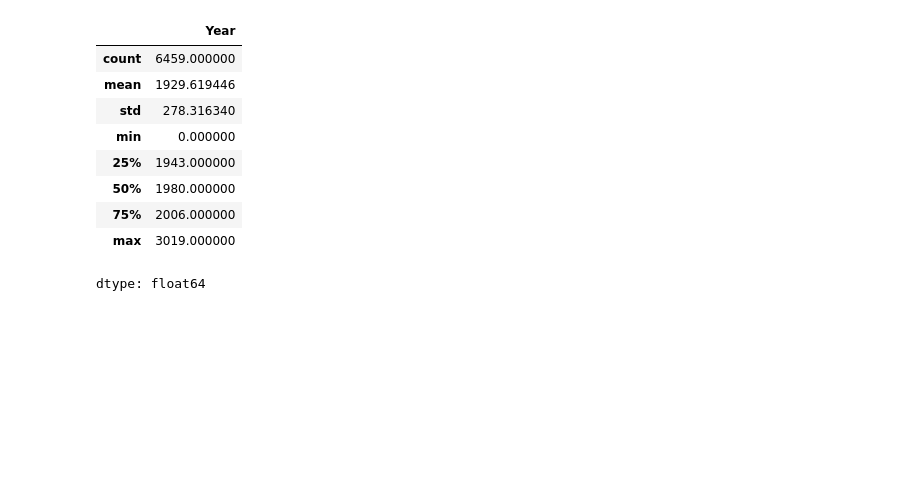
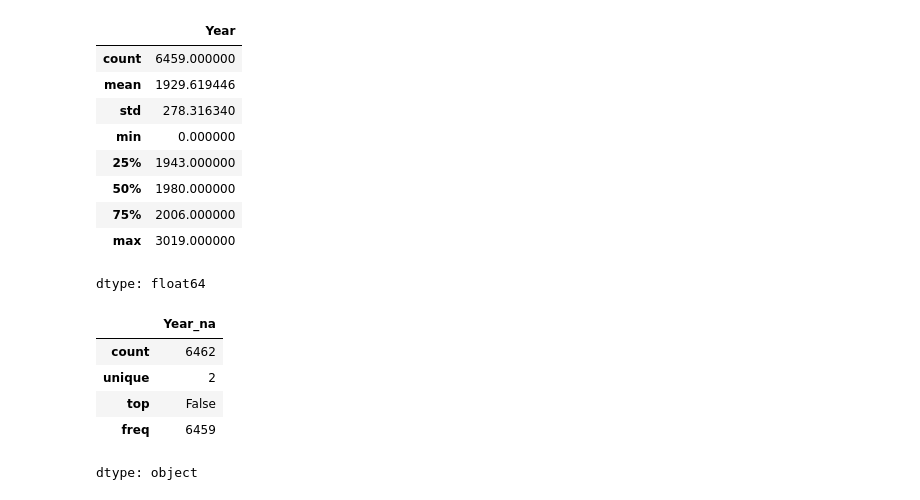
Before and after one commit to NickLarsonUVA/scratchpad, a Jupyter notebook: Inclass_1_20.ipynb, the cells around one changed output. Cells and saved outputs as stored; diff of their text form; code cells hidden in the pictures; blank space fills up the shorter version.

```diff
--- a/Inclass_1_20.ipynb
+++ b/Inclass_1_20.ipynb
@@ -132,0 +135,9 @@ dtype: float64
+# %%
+df['Year_na'].describe() #?
+# %% [output]
+|  | Year_na |
+| count | 6462 |
+| unique | 2 |
+| top | False |
+| freq | 6459 |
+dtype: object
```
Also changed, not shown: parts of 4 cells of this notebook.
